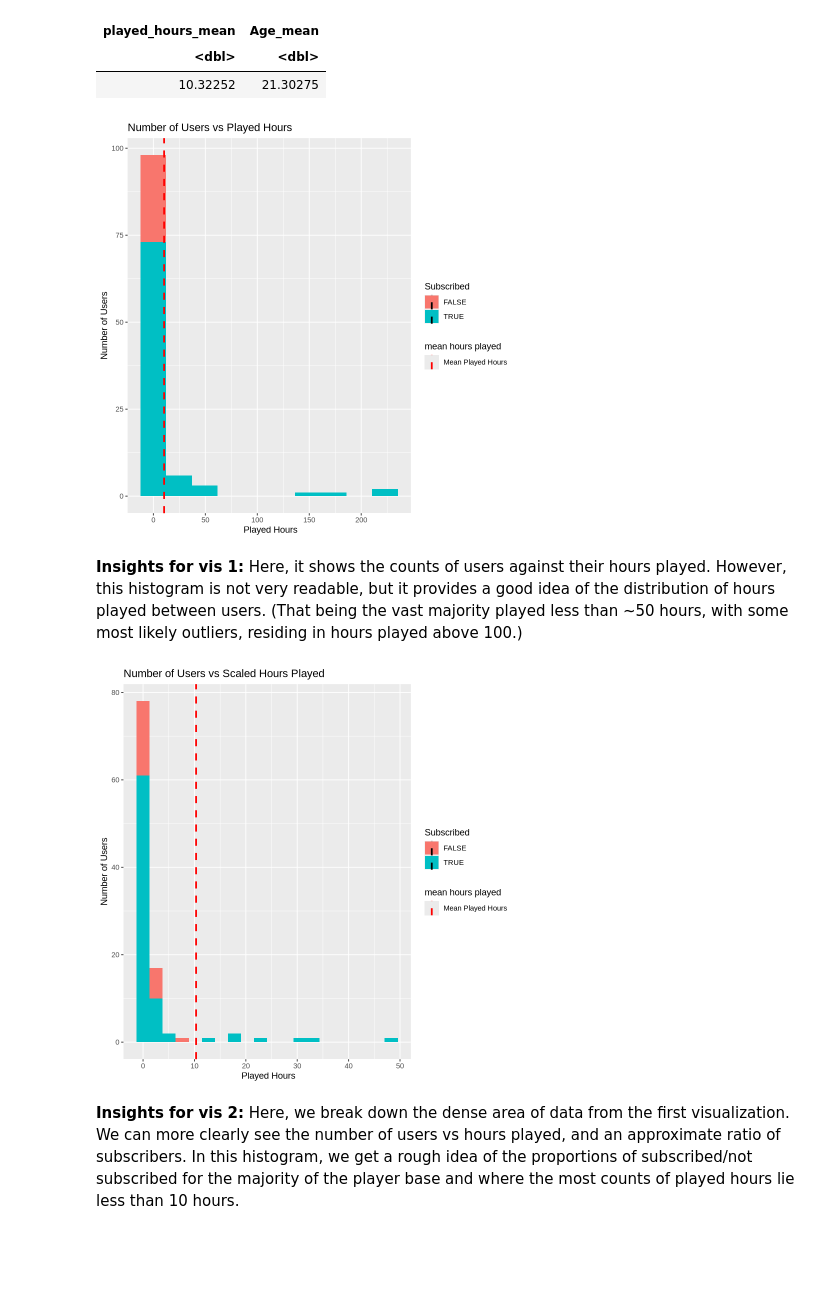
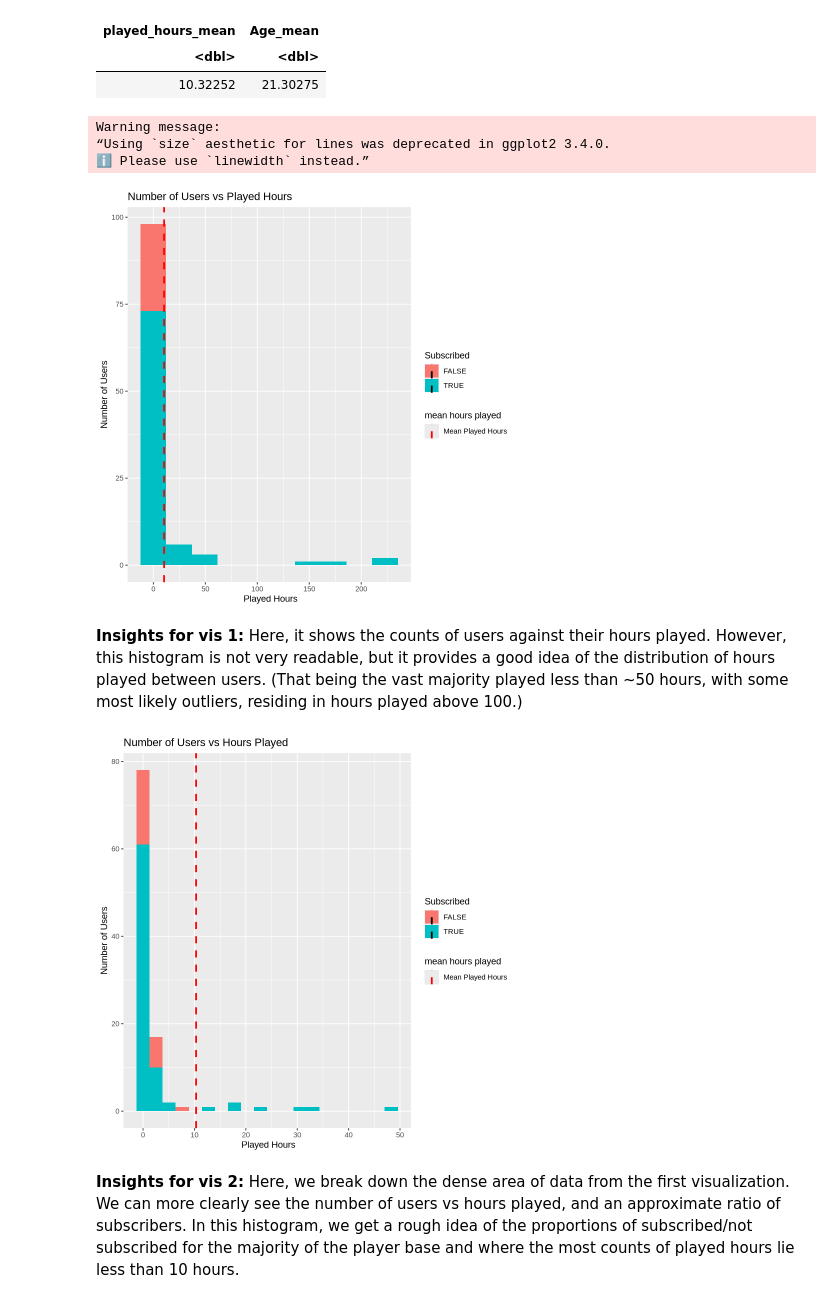
Before and after one commit to alr10/dsci100-group-project, a Jupyter notebook: Individual1.ipynb, the cells around one changed output. Saved outputs shown, nothing was run; the diff lists cells and outputs as text; code cells hidden in the pictures; blank space fills up the shorter version.

```diff
--- a/Individual1.ipynb
+++ b/Individual1.ipynb
@@ -14,9 +4,7 @@ library(tidyverse)
 # %%
 #csv files are in GitHub Repo, here, use raw links to access data
-# players<-read_csv("https://raw.githubusercontent.com/alr10/dsci100-group-project/main/players.csv")
-# sessions<-read_csv("https://raw.githubusercontent.com/alr10/dsci100-group-project/main/sessions.csv")
- players<-read_csv("data/players.csv")
-sessions<-read_csv("data/sessions.csv")
+players<-read_csv("https://raw.githubusercontent.com/alr10/dsci100-group-project/main/players.csv")
+sessions<-read_csv("https://raw.githubusercontent.com/alr10/dsci100-group-project/main/sessions.csv")
 # %% [output]
 Rows: 196 Columns: 7
 ── Column specification ────────────────────────────────────────────────────────
@@ -279,6 +267,9 @@ players_vis_1<-players_data_vis|>
             title= "Number of Users vs Played Hours")
 players_vis_1
 # %% [output]
+Warning message:
+“Using `size` aesthetic for lines was deprecated in ggplot2 3.4.0.
+ℹ Please use `linewidth` instead.”
 [figure]
 # %% [markdown]
 __Insights for vis 1:__
@@ -286,20 +277,20 @@ Here, it shows the counts of users against their hours played. However, this his
 # %%
 players_data_vis_2<-players|>
         filter(played_hours != 0, played_hours <=50)|>
     mutate(mean_age = mean(Age, na.rm = TRUE),
            mean_hours = mean(played_hours, na.rm = TRUE))
 
 players_vis_2<-players_data_vis_2|>
     ggplot(aes(x = played_hours, fill = subscribe))+
         geom_histogram(bins = 20)+
         geom_vline(aes(xintercept = 10.32, color = "Mean Played Hours"),
         linetype = "dashed", size = 1, show.legend = TRUE) +
         scale_color_manual(values = c("Mean Played Hours" = "red")) +
         labs( x = " Played Hours", y = "Number of Users", fill = "Subscribed", color = "mean hours played",
-            title = "Number of Users vs Scaled Hours Played")
+            title = "Number of Users vs Hours Played")
 players_vis_2
 # %% [output]
-[figure, old version]
+[figure, new version]
 # %% [markdown]
 __Insights for vis 2:__
 Here, we break down the dense area of data from the first visualization. We can more clearly see the number of users vs hours played, and an approximate ratio of subscribers. In this histogram, we get a rough idea of the proportions of subscribed/not subscribed for the majority of the player base and where the most counts of played hours lie less than 10 hours.
```
Also changed, not shown: parts of 3 cells of this notebook.
